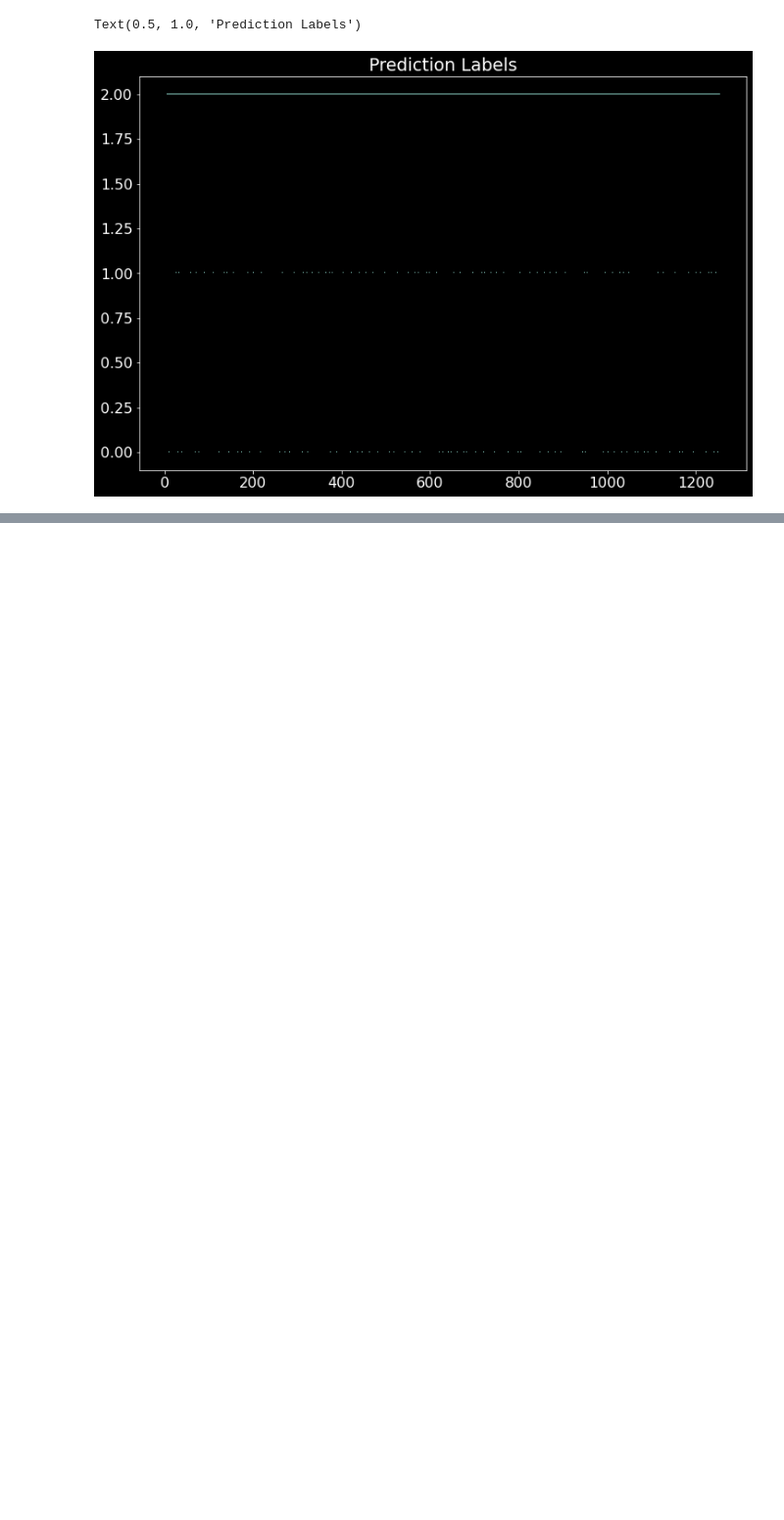
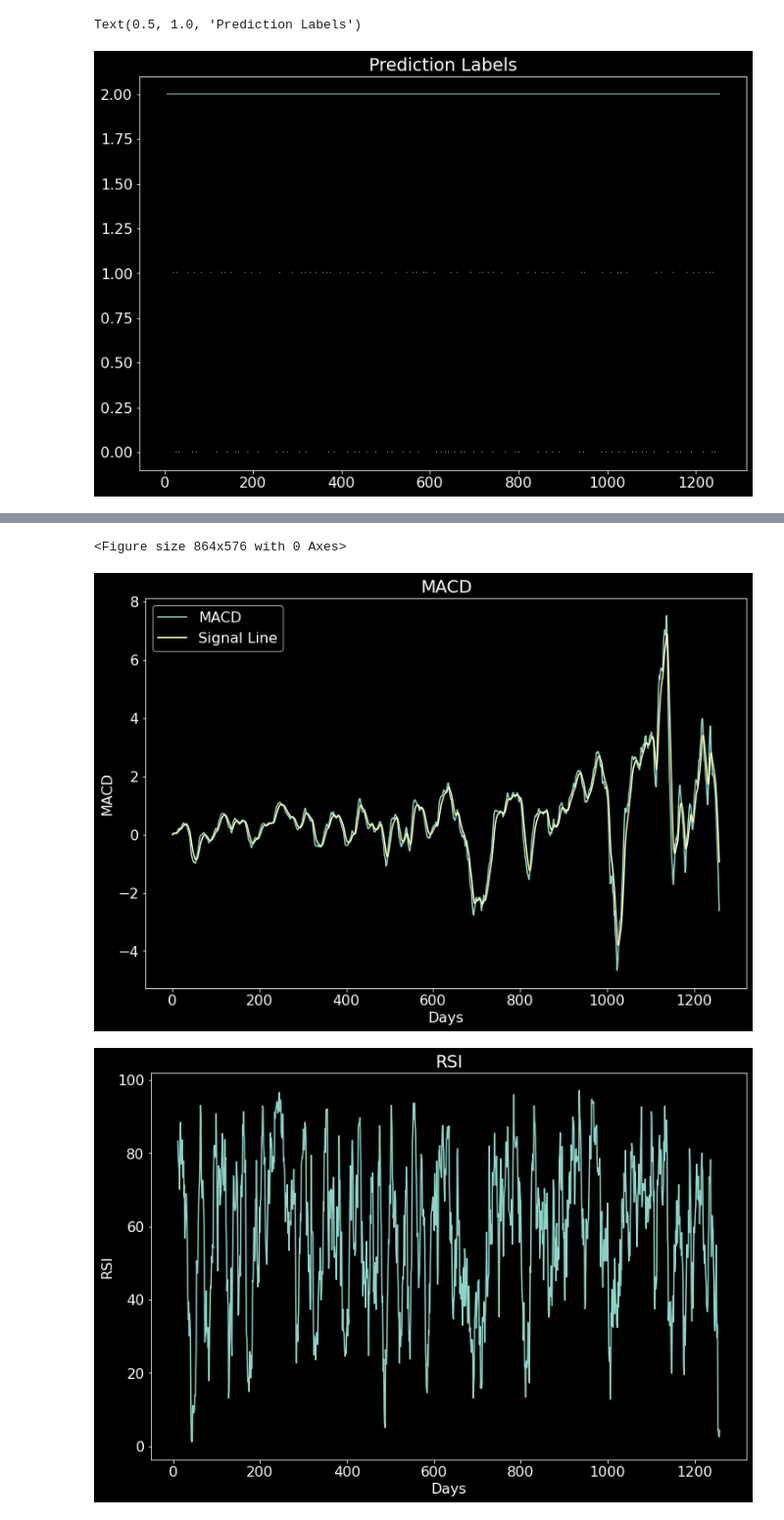
Before and after one commit to Olivia-Feldman/DLStockPrectionCNNModel-, a Jupyter notebook: sources/stock_predictor_cnn.ipynb, the cells around one changed output, grey strips where cells are left out. Shown at 98% size. Drawn from its saved outputs; the diff is of its cells as text; code cells hidden in the pictures; blank space fills up the shorter version.

```diff
--- a/sources/stock_predictor_cnn.ipynb
+++ b/sources/stock_predictor_cnn.ipynb
@@ -144,0 +159,43 @@ Text(0.5, 1.0, 'Prediction Labels')
+# %%
+# MACD: Moving Average Convergance Diverage Momentum
+def calculate_macd(df):
+    # MACD triggers technical signals when it crosses above (to buy) or below (to sell) its signal line.
+    # The speed of crossovers is also taken as a signal of a market is overbought or oversold.
+    # MACD helps investors understand whether the bullish or bearish movement in the price is strengthening or weakening.
+    df['MACD'] = df["close"].ewm(span=12).mean() - df["close"].ewm(span=26).mean()
+    df['Signal Line'] = df['MACD'].ewm(span=9).mean()
+
+
+# RSI: Relative Strength Index
+def calculate_rsi(df):
+    # Signals about bullish and bearish price momentum, and it is often plotted beneath the graph of an asset's price
+    # An asset is usually considered overbought when the RSI is above 70% and oversold when it is below 30%
+    # A momentum indicator used in technical analysis that measures the magnitude of recent price changes to evaluate overbought or oversold conditions in the price of a stock or other asset
+    # The RSI is displayed as an oscillator and can have a reading from 0 to 100.
+    diff = df['close'].diff()
+    up, down = diff.copy(), diff.copy()
+    up[up < 0] = 0
+    down[down > 0] = 0
+    down = abs(down)
+    elevenDayUpCloses = up.rolling(11).mean() # using 11 day periods
+    elevenDayDownCloses = down.rolling(11).mean() # using 11 day periods
+    relative_strength = elevenDayUpCloses / elevenDayDownCloses
+    df['RSI'] = 100 - (100/(1+relative_strength))
+
+
+calculate_macd(df)
+calculate_rsi(df)
+
+def plot_indicators(df, columns, yTitle, xTitle):
+    plt.figure()
+    ax = df[columns].plot(title=yTitle)
+    ax.set_xlabel(xTitle)
+    ax.set_ylabel(yTitle)
+
+
+plot_indicators(df, ['MACD', "Signal Line"], "MACD", "Days")
+plot_indicators(df, "RSI", "RSI", "Days")
+# %% [output]
+<Figure size 864x576 with 0 Axes>
+[figure, added]
+[figure, added]
```
Also changed, not shown: parts of 1 cell of this notebook.
